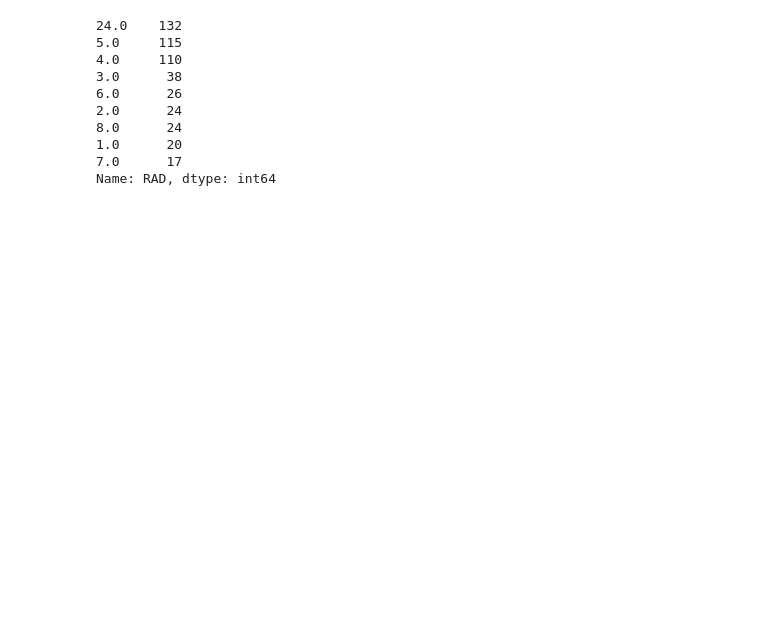
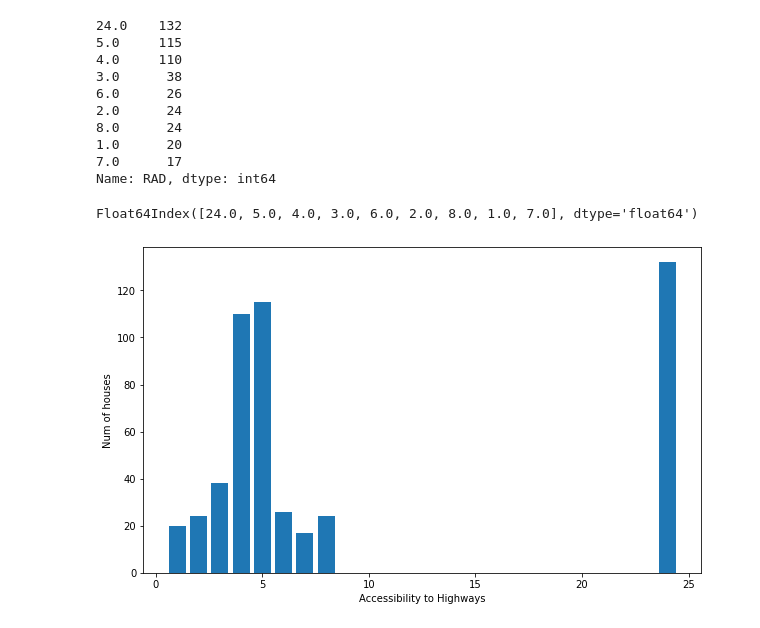
Before and after one commit to marb61a/Data-Science-Projects, a Jupyter notebook: Multivariate_Regression/multivariate_regression.ipynb, the cells around one changed output. Cells and saved outputs as stored; diff of their text form; code cells hidden in the pictures; blank space fills up the shorter version.

```diff
--- a/Multivariate_Regression/multivariate_regression.ipynb
+++ b/Multivariate_Regression/multivariate_regression.ipynb
@@ -258,3 +259,21 @@ data['RAD'].value_counts()
 1.0      20
 7.0      17
 Name: RAD, dtype: int64
+# %%
+# Will be a Panda Series
+frequency = data['RAD'].value_counts()
+# type(frequency)
+
+# Check the axis label
+frequency.axes[0]
+# %% [output]
+Float64Index([24.0, 5.0, 4.0, 3.0, 6.0, 2.0, 8.0, 1.0, 7.0], dtype='float64')
+# %%
+# Create a bar chart
+plt.figure(figsize=(10, 6))
+plt.xlabel('Accessibility to Highways')
+plt.ylabel('Num of houses')
+plt.bar(frequency.index, height=frequency)
+plt.show()
+# %% [output]
+[figure, added]
```
Also changed, not shown: parts of 1 cell of this notebook.
